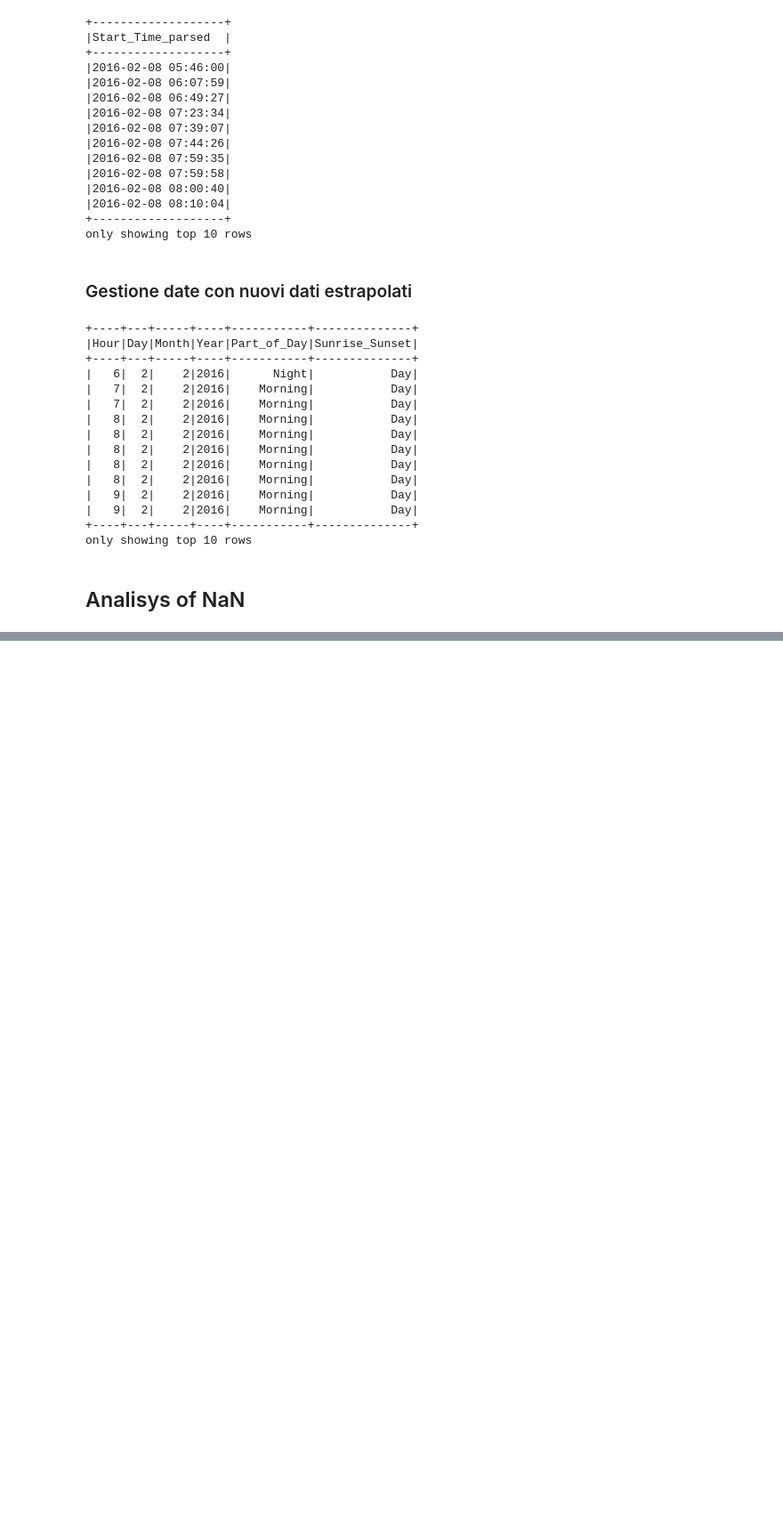
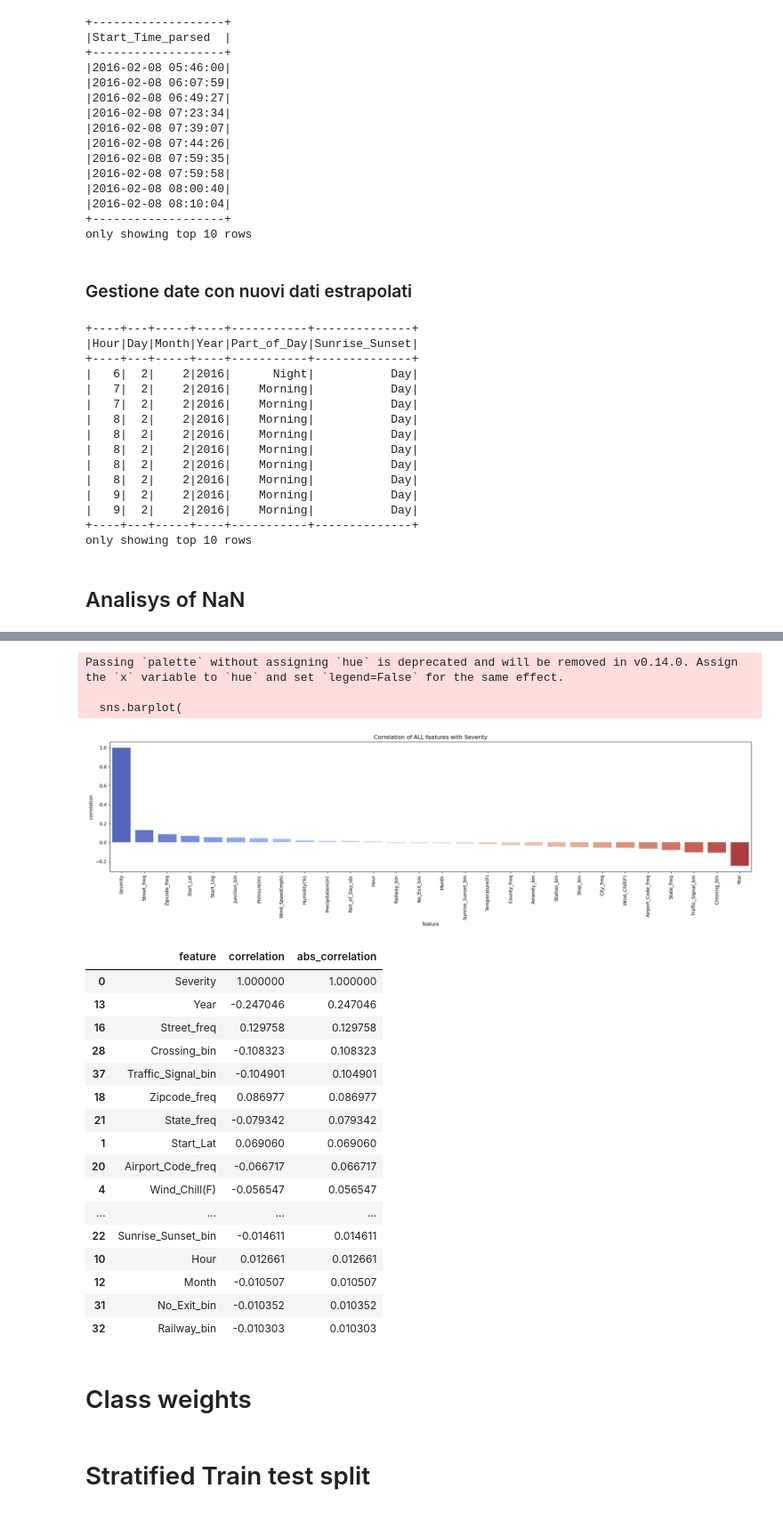
Before and after one commit to DomenicoVillari3/Exercise-Spark, a Jupyter notebook: work/accidents.ipynb, the cells around one changed output, grey strips where cells are left out. Shown: that part at 89% size. Cells and saved outputs as stored; diff of their text form; code cells hidden in the pictures; blank space fills up the shorter version.

```diff
--- a/work/accidents.ipynb
+++ b/work/accidents.ipynb
@@ -476,0 +689,46 @@ train_split.count()
+# %%
+to_drop = [
+    "Civil_Twilight_bin", "Nautical_Twilight_bin", "Astronomical_Twilight_bin",
+    "Traffic_Calming_bin", "Bump_bin", "Give_Way_bin",
+    "Day", "Visibility(mi)", "Roundabout_bin", "Wind_Direction_idx"
+]
+
+corr_df = corr_df[~corr_df["feature"].isin(to_drop)]
+# %%
+
+plt.figure(figsize=(20, 6))
+sns.barplot(
+    data=corr_df,
+    x="feature",
+    y="correlation",
+    palette="coolwarm"
+)
+plt.xticks(rotation=90)
+plt.title("Correlation of ALL features with Severity")
+plt.tight_layout()
+plt.show()
+corr_df.sort_values("abs_correlation", ascending=False)
+# %% [output]
+Passing `palette` without assigning `hue` is deprecated and will be removed in v0.14.0. Assign the `x` variable to `hue` and set `legend=False` for the same effect.
+
+  sns.barplot(
+[figure, added]
+|  | feature | correlation | abs_correlation |
+| 0 | Severity | 1.000000 | 1.000000 |
+| 13 | Year | -0.247046 | 0.247046 |
+| 16 | Street_freq | 0.129758 | 0.129758 |
+| 28 | Crossing_bin | -0.108323 | 0.108323 |
+| 37 | Traffic_Signal_bin | -0.104901 | 0.104901 |
+| 18 | Zipcode_freq | 0.086977 | 0.086977 |
+| 21 | State_freq | -0.079342 | 0.079342 |
+| 1 | Start_Lat | 0.069060 | 0.069060 |
+| 20 | Airport_Code_freq | -0.066717 | 0.066717 |
+| 4 | Wind_Chill(F) | -0.056547 | 0.056547 |
+| ... | ... | ... | ... |
+| 22 | Sunrise_Sunset_bin | -0.014611 | 0.014611 |
+| 10 | Hour | 0.012661 | 0.012661 |
+| 12 | Month | -0.010507 | 0.010507 |
+| 31 | No_Exit_bin | -0.010352 | 0.010352 |
+| 32 | Railway_bin | -0.010303 | 0.010303 |
+# %% [markdown]
+# Class weights
@@ -476,0 +750,2 @@ train_split.count()
+# %% [markdown]
+# Stratified Train test split
```
Also changed, not shown: parts of 63 cells of this notebook.
